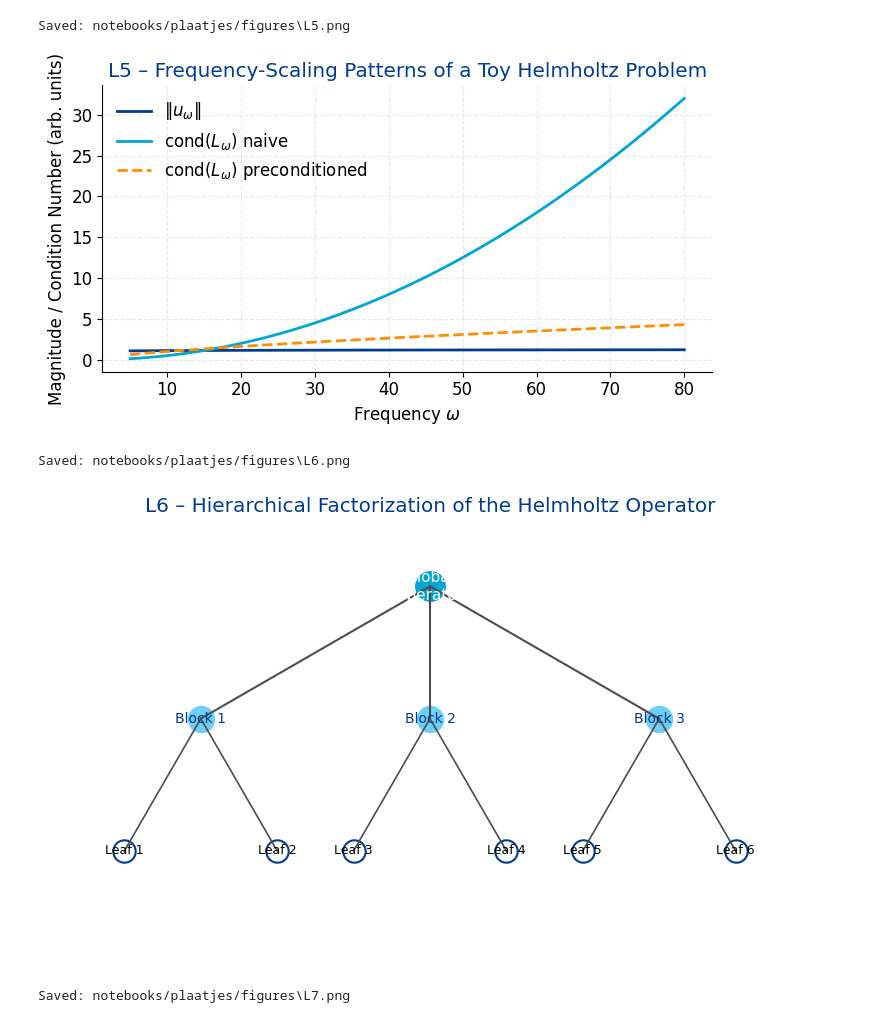
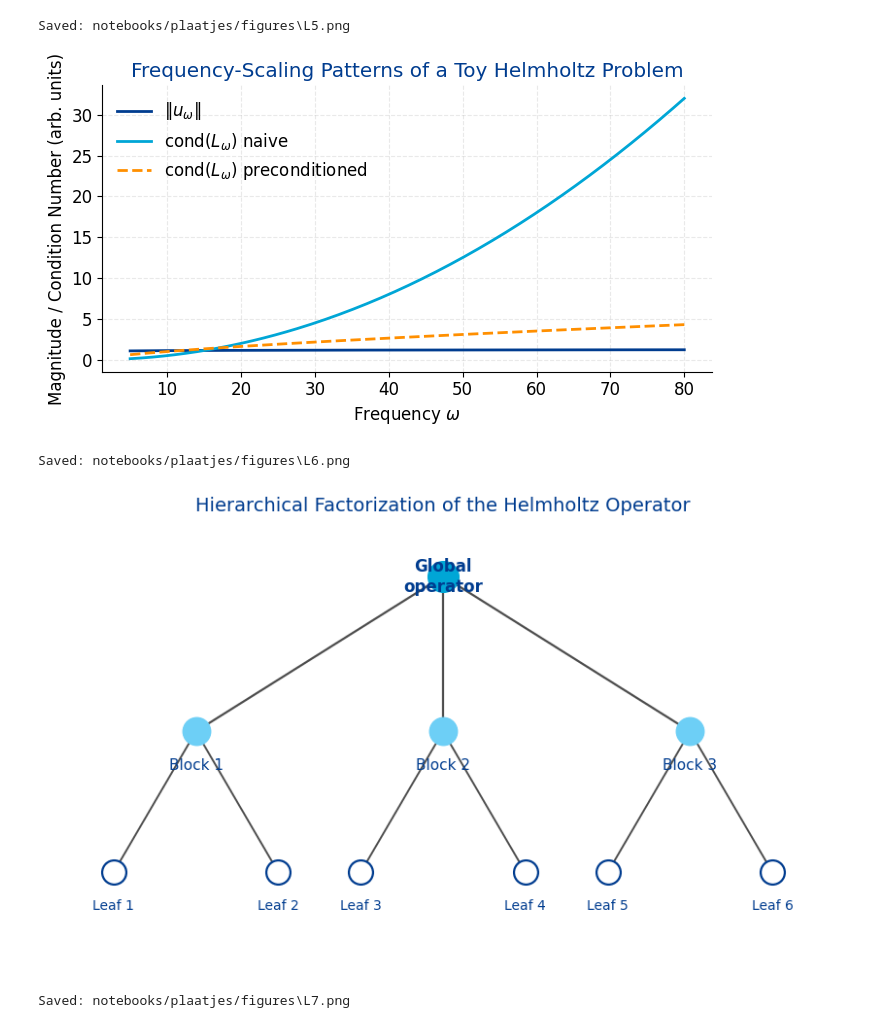
Before and after one commit to fkiewiet/FreqTransfer, a Jupyter notebook: notebooks/plaatjes/L/plaatjes_L.ipynb, the cells around one changed output. Saved outputs shown, nothing was run; the diff lists cells and outputs as text; code cells hidden in the pictures.

```diff
--- a/notebooks/plaatjes/L/plaatjes_L.ipynb
+++ b/notebooks/plaatjes/L/plaatjes_L.ipynb
@@ -223,7 +223,7 @@ ax.plot(omega, cond_precond, label="cond$(L_\\omega)$ preconditioned", lw=2, lin
 
 ax.set_xlabel(r"Frequency $\omega$")
 ax.set_ylabel("Magnitude / Condition Number (arb. units)")
-ax.set_title("L5 – Frequency-Scaling Patterns of a Toy Helmholtz Problem", color=TUD_DARK_BLUE)
+ax.set_title("Frequency-Scaling Patterns of a Toy Helmholtz Problem", color=TUD_DARK_BLUE)
 ax.legend(frameon=False)
 
 plt.tight_layout()
@@ -231,56 +231,86 @@ savefig("L5")
 plt.show()
 # %% [output]
 Saved: notebooks/plaatjes/figures\L5.png
-[figure, old version]
+[figure, new version]
 # %%
-# %% L6 Hierarchical Factorization Tree
-fig, ax = plt.subplots(figsize=(8,5))
+# %% L6 Hierarchical Factorization Tree — improved readability
+fig, ax = plt.subplots(figsize=(8.5, 5.2))
 ax.axis("off")
 
 # Positions for nodes (x, y)
-root = (0.5, 0.85)
-mid_y = 0.55
+root = (0.5, 0.88)
+mid_y  = 0.55
 leaf_y = 0.25
 mid_nodes = [(0.2, mid_y), (0.5, mid_y), (0.8, mid_y)]
 leaf_nodes = [
     (0.1, leaf_y), (0.3, leaf_y),
     (0.4, leaf_y), (0.6, leaf_y),
     (0.7, leaf_y), (0.9, leaf_y),
 ]
 
-# Draw root
-ax.scatter(*root, s=450, color=TUD_BLUE)
-ax.text(*root, "Global\noperator", ha="center", va="center", color="white", fontsize=11)
+# --- Draw connecting lines first (behind nodes) ---
+for i, (x, y) in enumerate(mid_nodes, start=1):
+    ax.plot([root[0], x], [root[1], y], color=TUD_DARK_GREY, lw=1.6, zorder=0)
 
-# Draw mid-level blocks
-for i, (x, y) in enumerate(mid_nodes, start=1):
-    ax.scatter(x, y, s=350, color=TUD_LIGHT_BLUE)
-    ax.text(x, y, f"Block {i}", ha="center", va="center", fontsize=10, color=TUD_DARK_BLUE)
-    ax.plot([root[0], x], [root[1], y], color=TUD_DARK_GREY, lw=1.5)
-
-# Draw leaf blocks
 for i, (x, y) in enumerate(leaf_nodes, start=1):
-    ax.scatter(x, y, s=260, color="white", edgecolors=TUD_DARK_BLUE, linewidths=1.5)
-    ax.text(x, y, f"Leaf {i}", ha="center", va="center", fontsize=9)
-    # connect each pair to its parent
     if i <= 2:
         parent = mid_nodes[0]
     elif i <= 4:
         parent = mid_nodes[1]
     else:
         parent = mid_nodes[2]
-    ax.plot([parent[0], x], [parent[1], y], color=TUD_DARK_GREY, lw=1.2)
+    ax.plot([parent[0], x], [parent[1], y], color=TUD_DARK_GREY, lw=1.4, zorder=0)
 
-ax.set_xlim(0,1)
-ax.set_ylim(0,1)
-ax.set_title("L6 – Hierarchical Factorization of the Helmholtz Operator", color=TUD_DARK_BLUE)
+# --- Root node ---
+ax.scatter(*root, s=520, color=TUD_BLUE, zorder=2)
+ax.text(
+    root[0], root[1], "Global\noperator",
+    ha="center", va="center",
+    color=TUD_DARK_BLUE, fontsize=12, fontweight="bold", zorder=3
+)
 
-plt.tight_layout()
+# --- Mid-level blocks ---
+for i, (x, y) in enumerate(mid_nodes, start=1):
+    ax.scatter(x, y, s=420, color=TUD_LIGHT_BLUE, zorder=2)
+    # label slightly BELOW the node for readability
+    ax.text(
+        x, y - 0.055, f"Block {i}",
+        ha="center", va="top",
+        fontsize=11, color=TUD_DARK_BLUE, fontweight="medium", zorder=3
+    )
+
+# --- Leaf blocks ---
+for i, (x, y) in enumerate(leaf_nodes, start=1):
+    ax.scatter(
+        x, y, s=320,
+        facecolor="white",
+        edgecolors=TUD_DARK_BLUE,
+        linewidths=1.6,
+        zorder=2
+    )
+    # label BELOW the leaf node
+    ax.text(
+        x, y - 0.055, f"Leaf {i}",
+        ha="center", va="top",
+        fontsize=10, color=TUD_DARK_BLUE, zorder=3
+    )
+
+# --- Layout / title ---
+ax.set_xlim(0.02, 0.98)
+ax.set_ylim(0.05, 0.98)
+ax.set_title(
+    "Hierarchical Factorization of the Helmholtz Operator",
+    color=TUD_DARK_BLUE,
+    fontsize=14,
+    pad=14
+)
+
+fig.tight_layout()
 savefig("L6")
 plt.show()
 # %% [output]
 Saved: notebooks/plaatjes/figures\L6.png
-[figure, old version]
+[figure, new version]
 # %%
 # %% L7 Symbol-Level Factorization Diagram
 fig, axes = plt.subplots(1, 3, figsize=(11,4), sharey=True)
```
Also changed, not shown: parts of 7 cells of this notebook, 12 other files.
